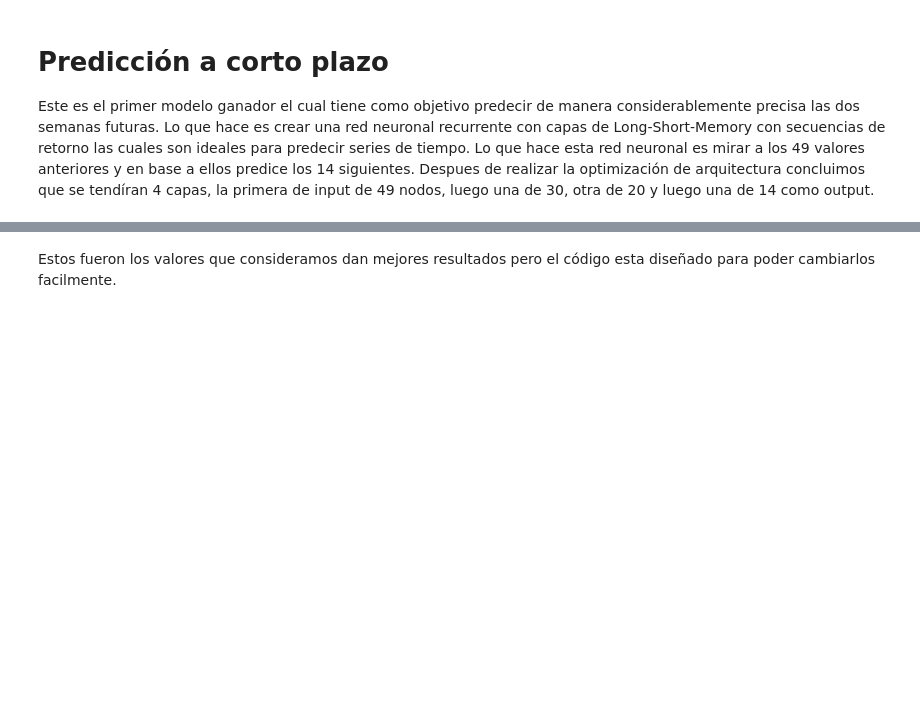
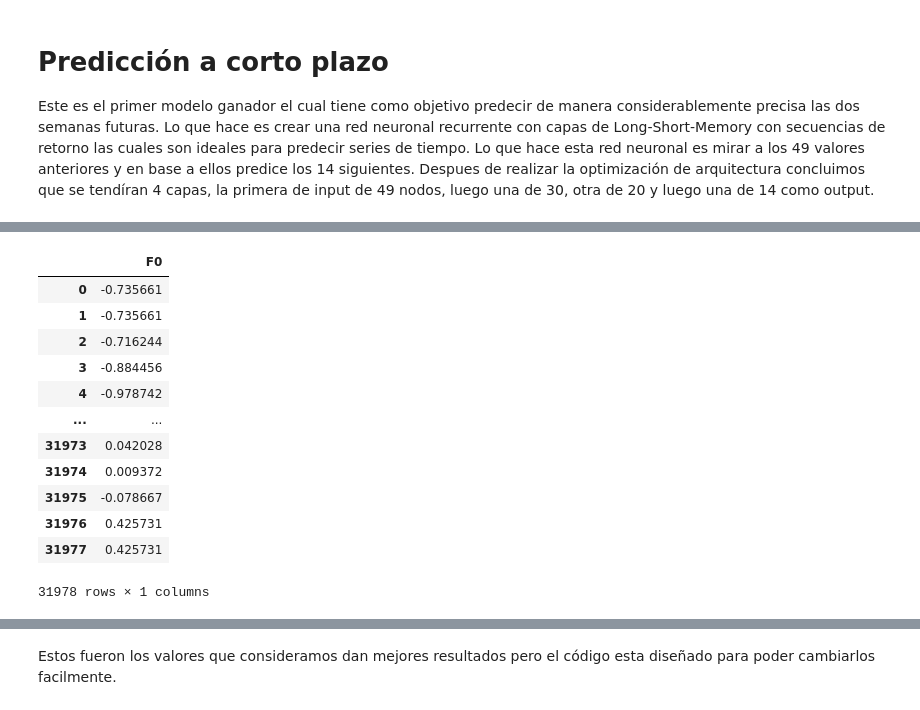
Before and after one commit to DiegoElian02/CienciadeDatosMultivariado, a Jupyter notebook: PruebasRNN/CodigoFinal_Aestrella.ipynb, the cells around one changed output, grey strips where cells are left out. Drawn from its saved outputs; the diff is of its cells as text; code cells hidden in the pictures; blank space fills up the shorter version.

```diff
--- a/PruebasRNN/CodigoFinal_Aestrella.ipynb
+++ b/PruebasRNN/CodigoFinal_Aestrella.ipynb
@@ -153,0 +96,16 @@ def timeSeriesRNN(dataframe,look_back,look_ahead,arch,Epos,batch,plot):
+# %%
+pd.DataFrame(df['F0'])
+# %% [output]
+|  | F0 |
+| 0 | -0.735661 |
+| 1 | -0.735661 |
+| 2 | -0.716244 |
+| 3 | -0.884456 |
+| 4 | -0.978742 |
+| ... | ... |
+| 31973 | 0.042028 |
+| 31974 | 0.009372 |
+| 31975 | -0.078667 |
+| 31976 | 0.425731 |
+| 31977 | 0.425731 |
+31978 rows × 1 columns
```
Also changed, not shown: parts of 9 cells of this notebook, 2 other files.
